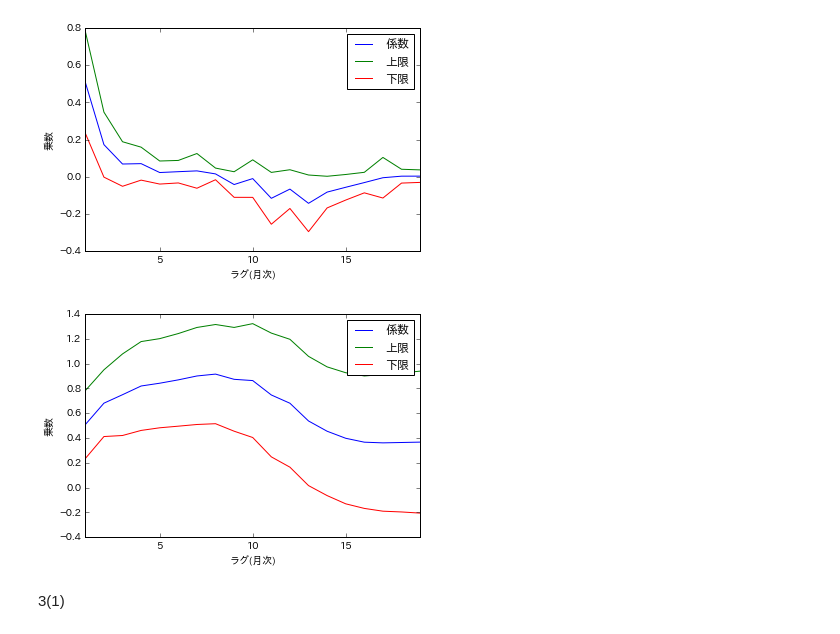
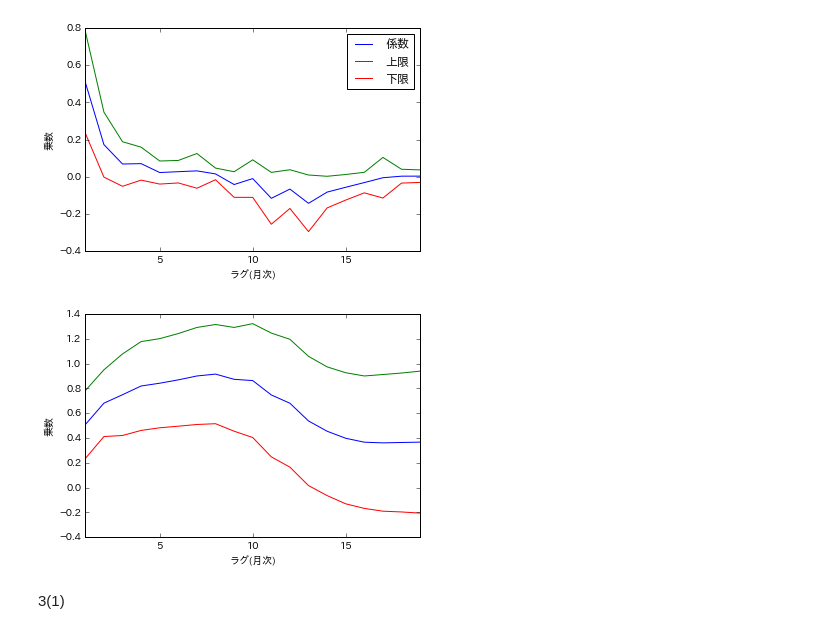
Before and after one commit to smilenannan/macro, a Jupyter notebook: homework1.ipynb, the cells around one changed output. Drawn from its saved outputs; the diff is of its cells as text; code cells hidden in the pictures.

```diff
--- a/homework1.ipynb
+++ b/homework1.ipynb
@@ -460,33 +460,33 @@ plt.savefig("2-5-3.png", format='png', dpi=300)
 # %%
 # model(2)
 %matplotlib inline
 import pandas as pd
 import matplotlib.pyplot as plt
 
 data_path = 'eviews_output/2-4.csv'
 data = pd.read_csv(data_path)
 data.columns = data.iloc[7]
 data = data[10:29]
 data.index = range(1, len(data.index)+1)
 
 cof = data['Coefficient'].astype(float)
 cof.name = '係数'
 upper = 1.96 * data['Std. Error'].astype(float) + cof
 upper.name = '上限'
 lower = -1.96 * data['Std. Error'].astype(float) + cof
 lower.name = '下限'
 
 fig = plt.figure()
 ax = fig.add_subplot(1,1,1)
 cof.plot(ax=ax)
 upper.plot(ax=ax)
 lower.plot(ax=ax)
 ax.set_xlabel("ラグ(月次)")
 ax.set_ylabel("乗数")
-plt.legend()
+# plt.legend()
 plt.savefig("2-5-4.png", format='png', dpi=300)
 # %% [output]
-[figure, old version]
+[figure, new version]
 # %% [markdown]
 3(1)
 # %%
```
Also changed, not shown: parts of 2 cells of this notebook.
